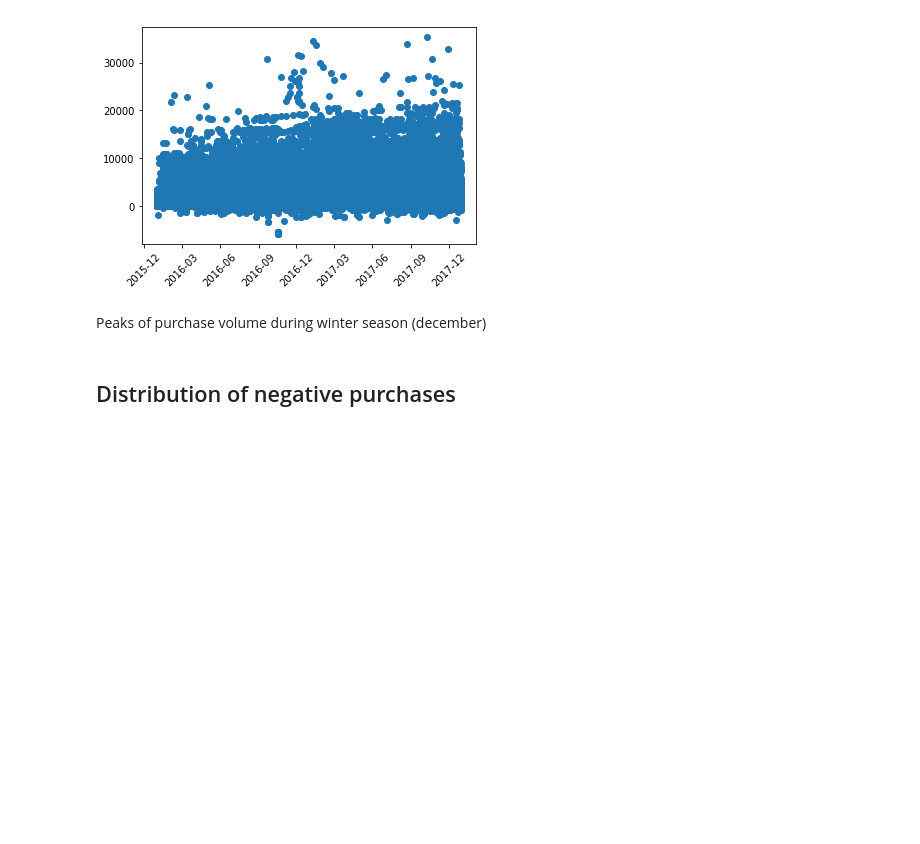
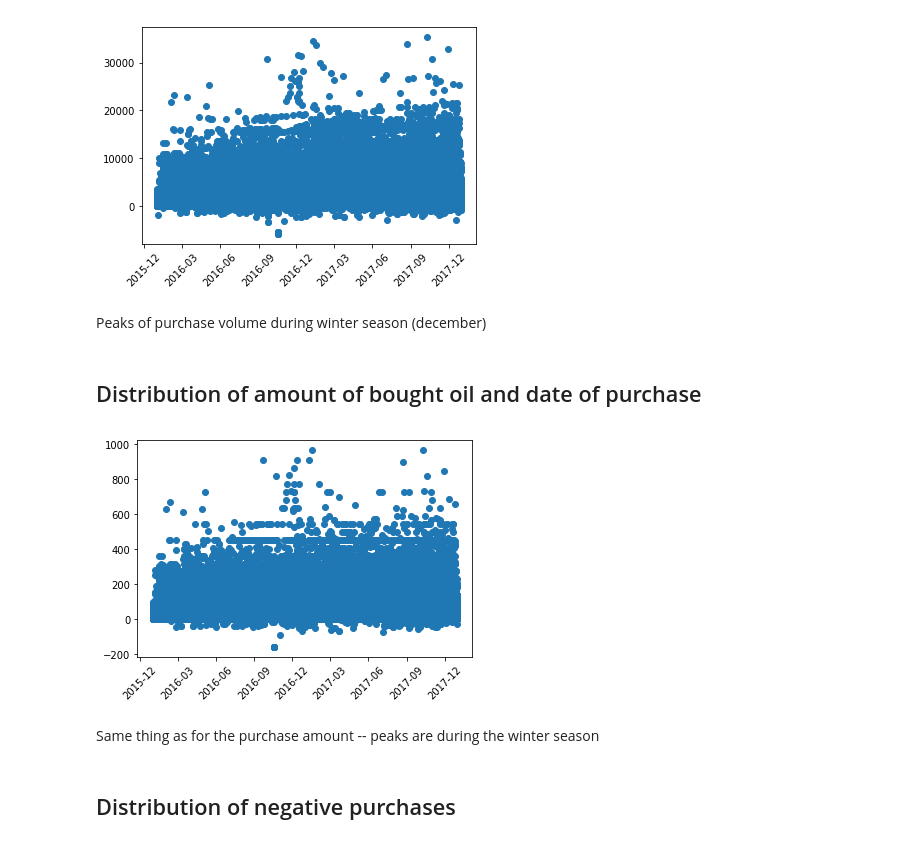
Before and after one commit to SokolovYaroslav/AIHack, a Jupyter notebook: eda.ipynb, the cells around one changed output. Saved outputs shown, nothing was run; the diff lists cells and outputs as text; code cells hidden in the pictures; blank space fills up the shorter version.

```diff
--- a/eda.ipynb
+++ b/eda.ipynb
@@ -180,6 +243,15 @@ plt.plot_date(train['date'], train['sum_b']);
 [figure]
 # %% [markdown]
 Peaks of purchase volume during winter season (december)
+# %% [markdown]
+## Distribution of amount of bought oil and date of purchase
+# %%
+plt.xticks(rotation=45)
+plt.plot_date(train['date'], train['v_l']);
+# %% [output]
+[figure, added]
+# %% [markdown]
+Same thing as for the purchase amount -- peaks are during the winter season
 # %% [markdown]
 ## Distribution of negative purchases
 # %%
```
Also changed, not shown: parts of 8 cells of this notebook.
